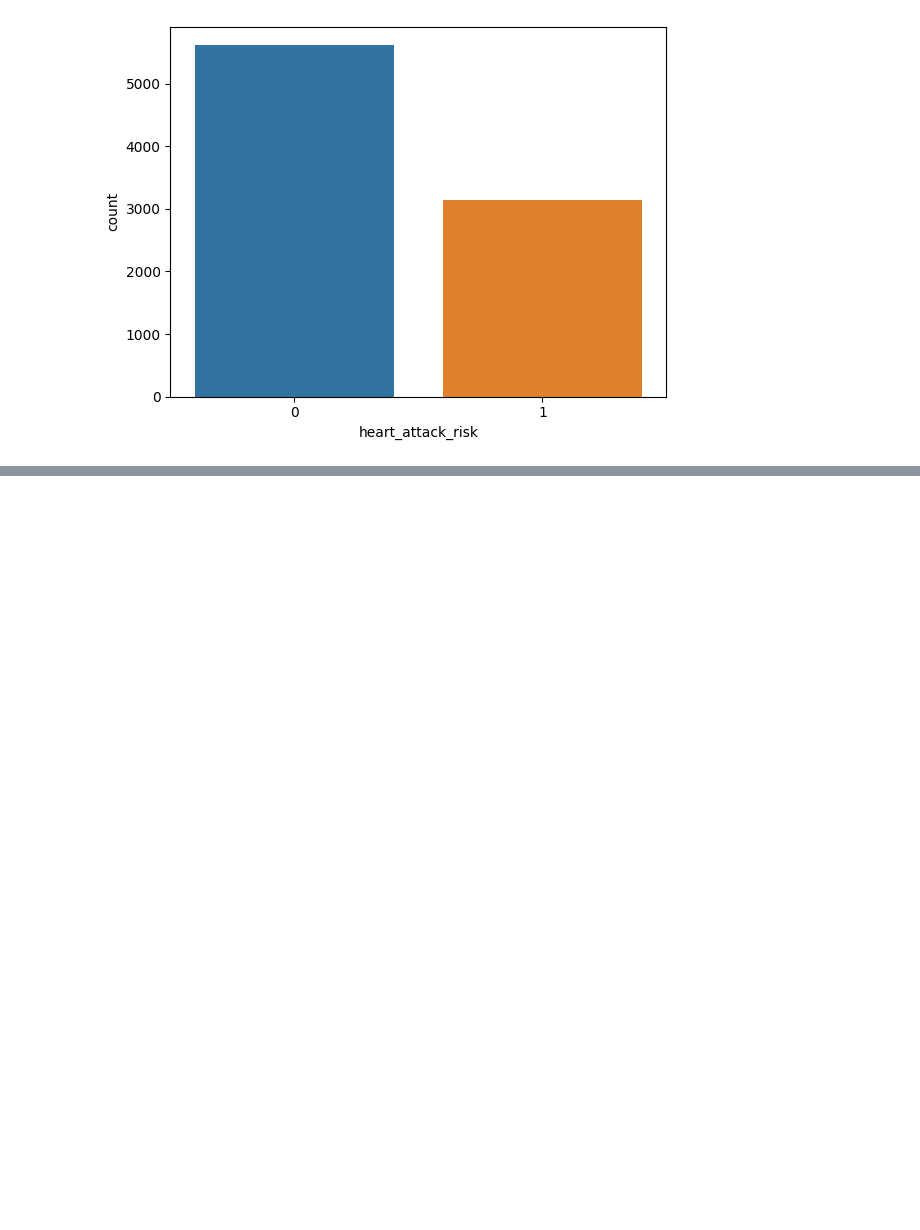
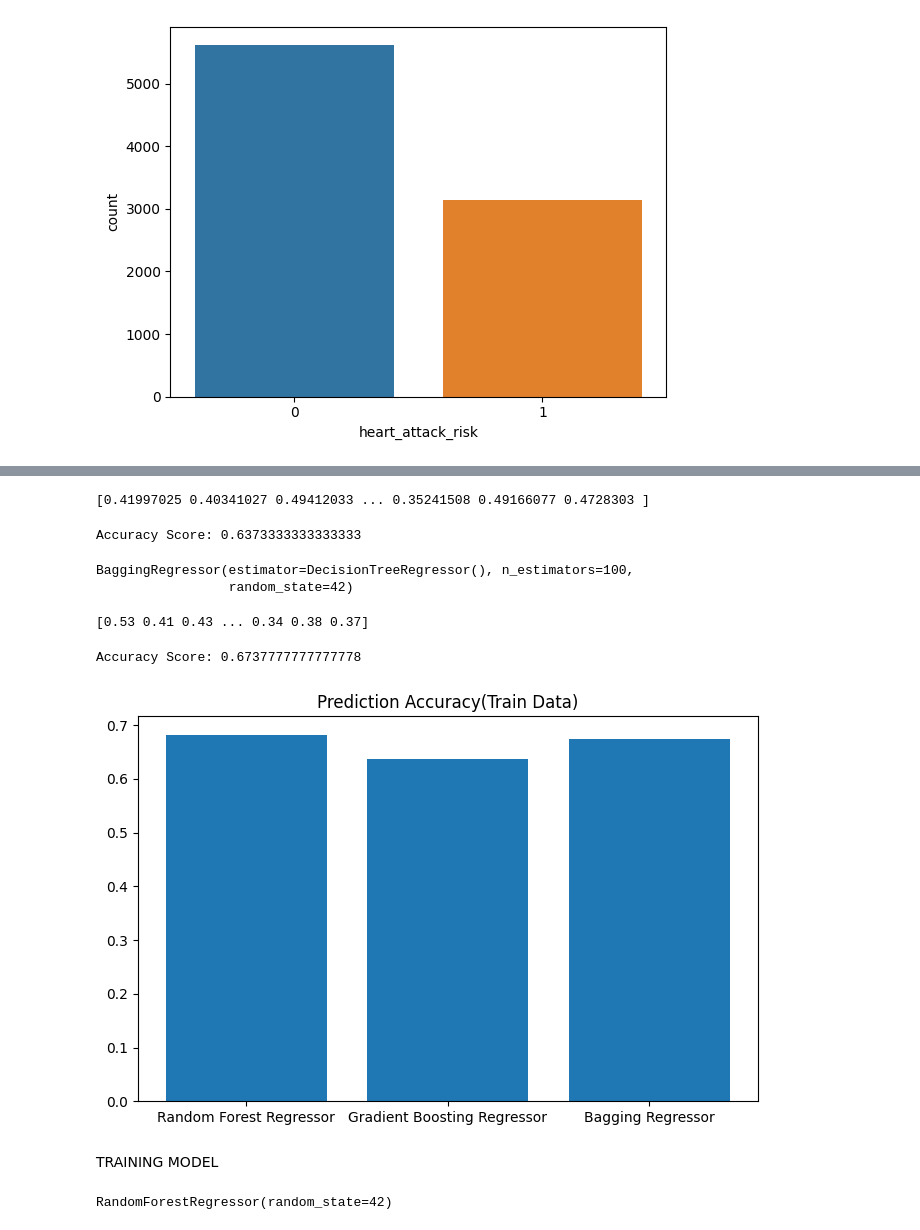
Before and after one commit to KeluargaBerencana-Hackfest/Cordova-ML, a Jupyter notebook: model.ipynb, the cells around one changed output, grey strips where cells are left out. Cells and saved outputs as stored; diff of their text form; code cells hidden in the pictures; blank space fills up the shorter version.

Commit message:
`Update:` final model

```diff
--- a/model.ipynb
+++ b/model.ipynb
@@ -260,0 +249,54 @@ F1 Score: 0.6538830297219559
+# %%
+gb_predictions = gb_regressor.predict(X_test)
+print(gb_predictions)
+# %% [output]
+[0.41997025 0.40341027 0.49412033 ... 0.35241508 0.49166077 0.4728303 ]
+# %%
+from sklearn.metrics import accuracy_score
+
+gb_accuracy = accuracy_score(y_test, gb_predictions.round())
+
+print(f"Accuracy Score: {gb_accuracy}")
+# %% [output]
+Accuracy Score: 0.6373333333333333
+# %%
+from sklearn.ensemble import BaggingRegressor
+from sklearn.tree import DecisionTreeRegressor
+
+base_regressor = DecisionTreeRegressor()
+b_regressor = BaggingRegressor(base_regressor, n_estimators=100, random_state=42)
+b_regressor.fit(X_train, y_train)
+# %% [output]
+BaggingRegressor(estimator=DecisionTreeRegressor(), n_estimators=100,
+                 random_state=42)
+# %%
+b_predictions = b_regressor.predict(X_test)
+print(b_predictions)
+# %% [output]
+[0.53 0.41 0.43 ... 0.34 0.38 0.37]
+# %%
+from sklearn.metrics import accuracy_score
+
+b_accuracy = accuracy_score(y_test, b_predictions.round())
+
+print(f"Accuracy Score: {b_accuracy}")
+# %% [output]
+Accuracy Score: 0.6737777777777778
+# %%
+plt.figure(figsize=(8,5))
+
+labels = ["Random Forest Regressor", "Gradient Boosting Regressor", "Bagging Regressor"]
+values = [rfr_accuracy, gb_accuracy, b_accuracy]
+
+plt.bar(x = labels, height = values)
+plt.title("Prediction Accuracy(Train Data)")
+plt.show()
+# %% [output]
+[figure, added]
+# %% [markdown]
+TRAINING MODEL
+# %%
+model = RandomForestRegressor(n_estimators=100, random_state=42)
+model.fit(X_train, y_train)
+# %% [output]
+RandomForestRegressor(random_state=42)
```
Also changed, not shown: parts of 16 cells of this notebook, 1 other file.
